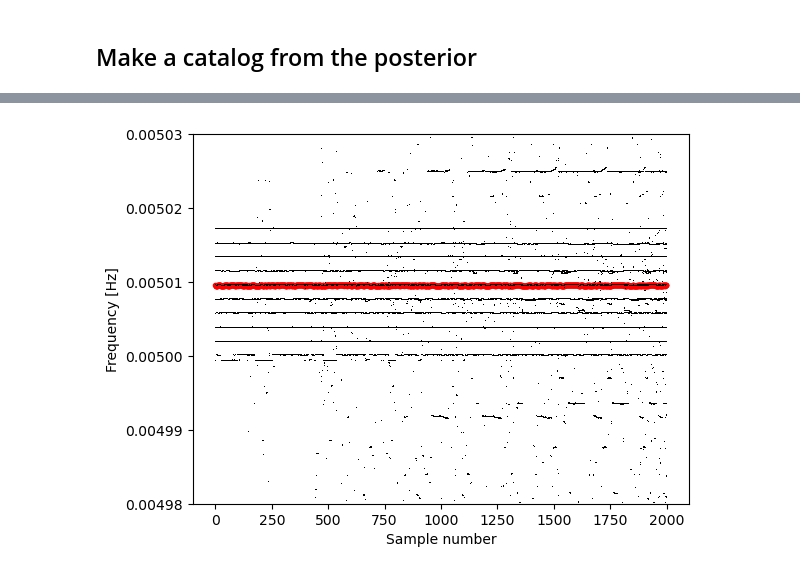
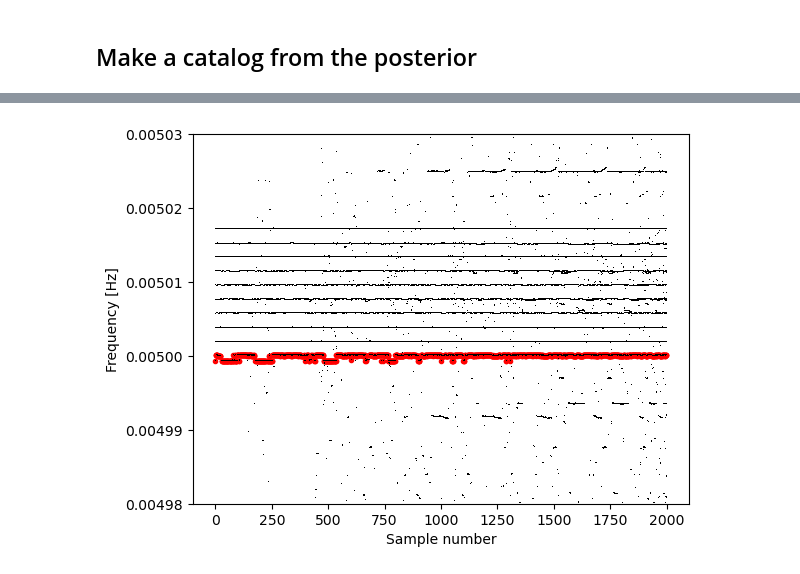
Before and after one commit to AaronDJohnson/petra_catalogs, a Jupyter notebook: example_notebooks/lisa_example.ipynb, the cells around one changed output, grey strips where cells are left out. Saved outputs shown, nothing was run; the diff lists cells and outputs as text; code cells hidden in the pictures.

```diff
--- a/example_notebooks/lisa_example.ipynb
+++ b/example_notebooks/lisa_example.ipynb
@@ -51,14 +51,14 @@ Text(0, 0.5, 'Astrophysical probability')
 # %%
 # highlight the samples in red associated with this catalog source
-result_index = 9  # 5th catalog source
+result_index = 7
 plt.plot(relabeled_chain.chain[:, result_index, 0], 'r.')
 
 for i in range(posterior_chain.chain.shape[1]):
     plt.plot(posterior_chain.chain[:, i, 0], 'k,')
 
 plt.xlabel('Sample number')
 plt.ylabel('Frequency [Hz]')
 plt.ylim(0.00498, 0.00503)
 plt.show()
 # %% [output]
-[figure, old version]
+[figure, new version]
```
Also changed, not shown: parts of 10 cells of this notebook, 6 other files.
